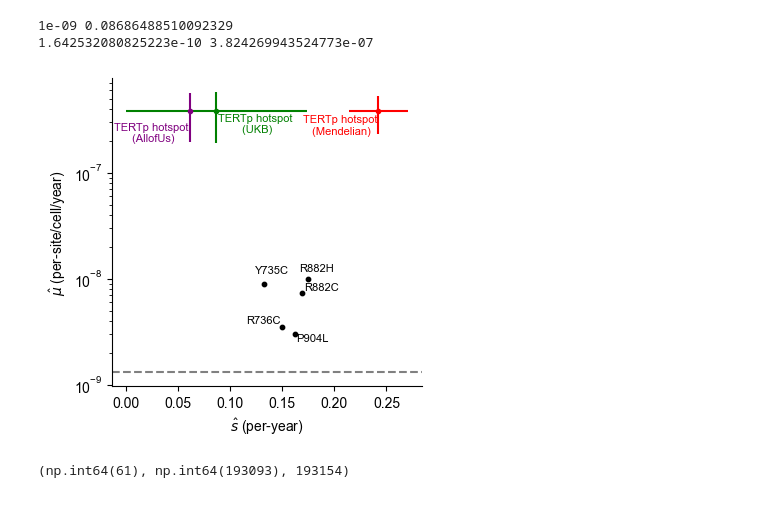
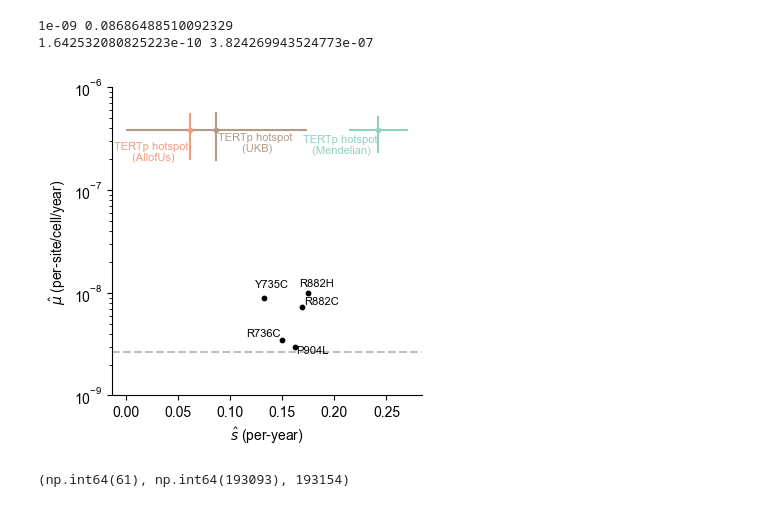
Before and after one commit to mccoy-lab/shortTL_hematopoiesis, a Jupyter notebook: analyses/3_vaf_modeling/notebooks/macgregor_model_TERTp.ipynb, the cells around one changed output. Drawn from its saved outputs; the diff is of its cells as text; code cells hidden in the pictures.

Commit message:
feat: new plotting colors + machinery

```diff
--- a/analyses/3_vaf_modeling/notebooks/macgregor_model_TERTp.ipynb
+++ b/analyses/3_vaf_modeling/notebooks/macgregor_model_TERTp.ipynb
@@ -256,11 +256,16 @@ for (s, mu, l) in zip(test_df['s_per_year'].to_numpy(), test_df['mu_per_cell_per
     texts.append(txt)
 
 ax.errorbar(opt_res.x[1], opt_res.x[0], marker='.',
-            xerr=(s_upper - s_lower)/2, yerr=(mu_upper - mu_lower)/2, capsize=0, linestyle='none', label=r'TERTp (Mendelian)', color='red')
+            xerr=(s_upper - s_lower)/2,
+            yerr=(mu_upper - mu_lower)/2,
+            capsize=0,
+            linestyle='none',
+            label=r'TERTp (Mendelian)', color='#91D1C2FF')
+
 txt = ax.text(
     opt_res.x[1], opt_res.x[0]-5e-8,
     'TERTp hotspot\n (Mendelian)',
-    color='red',
+    color='#91D1C2FF',
     zorder=5,
     fontsize=8,
     snap=True,
@@ -272,47 +277,52 @@ texts.append(txt)
 
 
 ax.errorbar(opt_res_AoU.x[1], opt_res_AoU.x[0], marker='.',
-            xerr=(s_AoU_upper - s_AoU_lower), yerr=(mu_AoU_upper - mu_AoU_lower)/2, capsize=0, linestyle='none', label=r'TERTp (AllofUs)', color='purple')
+            xerr=(s_AoU_upper - s_AoU_lower),
+            yerr=(mu_AoU_upper - mu_AoU_lower)/2,
+            capsize=0, linestyle='none',
+            label=r'TERTp (AllofUs)', color='#F39B7FFF')
 
 txt = ax.text(
     opt_res_AoU.x[1], opt_res_AoU.x[0]-1e-7,
     'TERTp hotspot\n (AllofUs)',
-    color='purple',
+    color='#F39B7FFF',
     zorder=5,
     fontsize=8,
     snap=True,
     ha="right",
     va="center",
     clip_on=True,
 )
 texts.append(txt)
 
 ax.errorbar(opt_res_UKB.x[1], opt_res_UKB.x[0], marker='.',
-            xerr=(s_UKB_upper - s_UKB_lower), yerr=(mu_UKB_upper - mu_UKB_lower)/2, capsize=0, linestyle='none', label=r'TERTp (AllofUs)', color='green')
+            xerr=(s_UKB_upper - s_UKB_lower), yerr=(mu_UKB_upper - mu_UKB_lower)/2, capsize=0,
+            linestyle='none', label=r'TERTp (UKB)', color='#B09C85FF')
 
 txt = ax.text(
     opt_res_UKB.x[1], opt_res_UKB.x[0]-1e-7,
     'TERTp hotspot\n (UKB)',
-    color='green',
+    color='#B09C85FF',
     zorder=0,
     fontsize=8,
     snap=True,
     ha="left",
     va="center",
     clip_on=True,
 )
 texts.append(txt)
-
-ax.axhline(1.3e-9, color='gray', linestyle='--')
+mu_gw = 16.8 / 6.4e9 # estimate from Mitchell et al 2022
+ax.axhline(mu_gw, color='gray', alpha=0.5, linestyle='--')
+ax.set_ylim(1e-9, 1e-6)
 ax.set_yscale('log')
 ax.set_xlabel(r'$\hat{s}$ (per-year)')
 ax.set_ylabel(r'$\hat{\mu}$ (per-site/cell/year)')
 adjust_text(texts, ax=ax)
 debox(ax)
 plt.savefig('../plots/TERTp_mu_s_022426.pdf', dpi=300, bbox_inches='tight')
 plt.savefig('../plots/TERTp_mu_s_022426.png', dpi=300, bbox_inches='tight')
 # %% [output]
-[figure, old version]
+[figure, new version]
 # %%
 np.sum(ds_UKB > 0), ds_UKB.size - np.sum(ds_UKB > 0), ds_UKB.size
 # %% [output]
```
Also changed, not shown: parts of 3 cells of this notebook.
